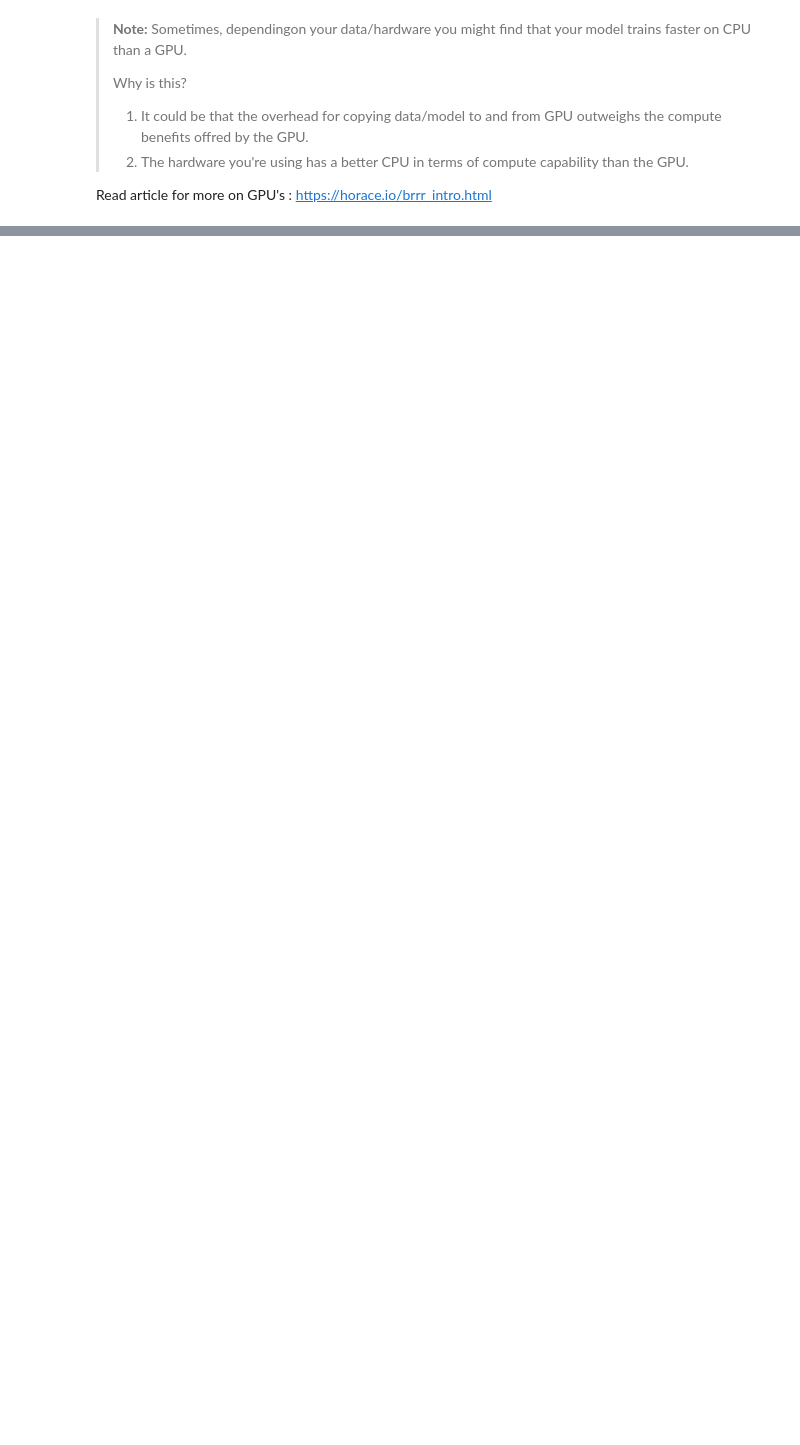
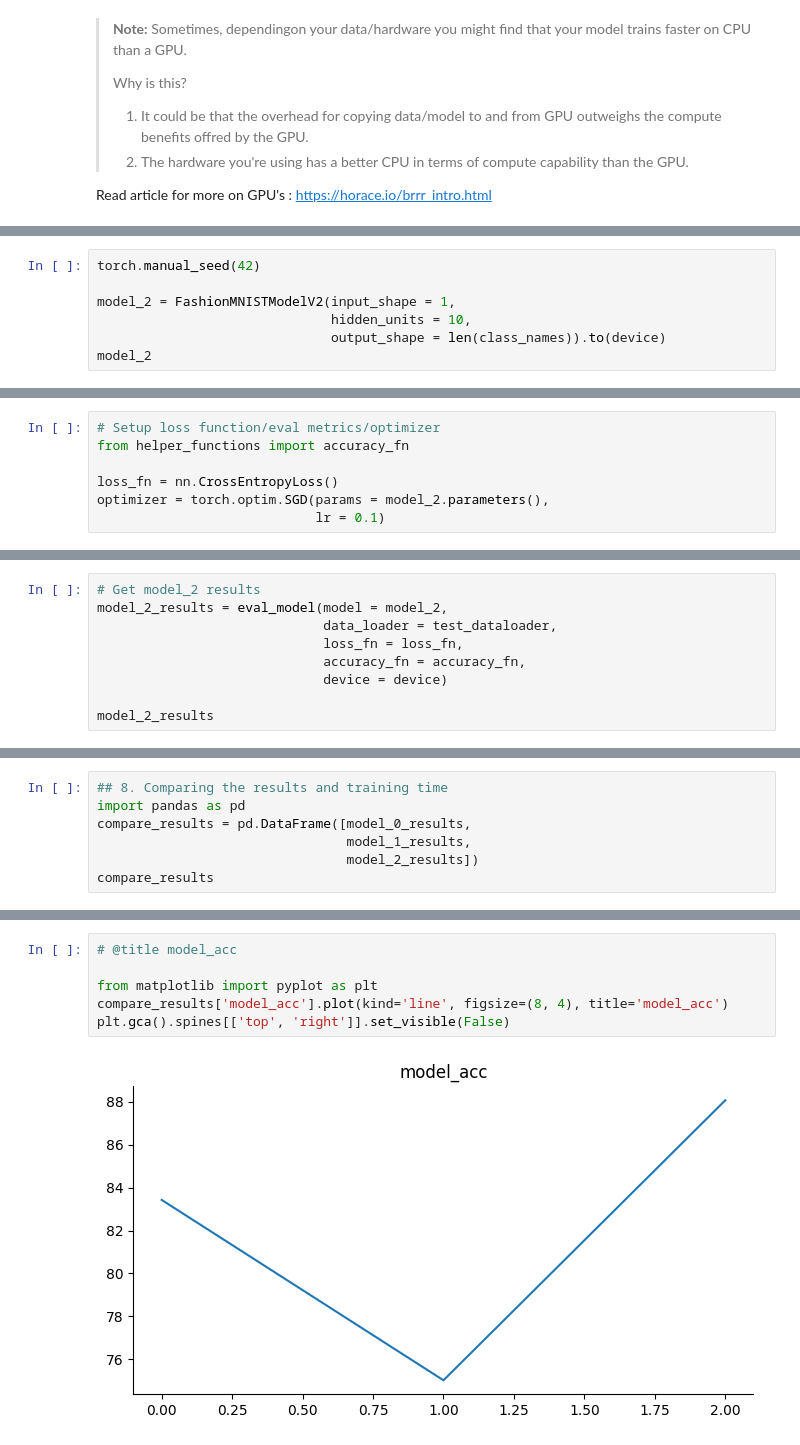
Before and after one commit to krutika-shimpi/MyRepository, a Jupyter notebook: DeepLearning/03_ZTM_PyTorch_ComputerVision.ipynb, the cells around one changed output, grey strips where cells are left out. Saved outputs shown, nothing was run; the diff lists cells and outputs as text; blank space fills up the shorter version.

```diff
--- a/DeepLearning/03_ZTM_PyTorch_ComputerVision.ipynb
+++ b/DeepLearning/03_ZTM_PyTorch_ComputerVision.ipynb
@@ -652,0 +885,7 @@ Read article for more on GPU's : https://horace.io/brrr_intro.html
+# %%
+torch.manual_seed(42)
+
+model_2 = FashionMNISTModelV2(input_shape = 1,
+                              hidden_units = 10,
+                              output_shape = len(class_names)).to(device)
+model_2
@@ -652,0 +935,7 @@ Read article for more on GPU's : https://horace.io/brrr_intro.html
+# %%
+# Setup loss function/eval metrics/optimizer
+from helper_functions import accuracy_fn
+
+loss_fn = nn.CrossEntropyLoss()
+optimizer = torch.optim.SGD(params = model_2.parameters(),
+                            lr = 0.1)
@@ -652,0 +1009,9 @@ Read article for more on GPU's : https://horace.io/brrr_intro.html
+# %%
+# Get model_2 results
+model_2_results = eval_model(model = model_2,
+                             data_loader = test_dataloader,
+                             loss_fn = loss_fn,
+                             accuracy_fn = accuracy_fn,
+                             device = device)
+
+model_2_results
@@ -652,0 +1022,7 @@ Read article for more on GPU's : https://horace.io/brrr_intro.html
+# %%
+## 8. Comparing the results and training time
+import pandas as pd
+compare_results = pd.DataFrame([model_0_results,
+                                model_1_results,
+                                model_2_results])
+compare_results
@@ -652,0 +1034,8 @@ Read article for more on GPU's : https://horace.io/brrr_intro.html
+# %%
+# @title model_acc
+
+from matplotlib import pyplot as plt
+compare_results['model_acc'].plot(kind='line', figsize=(8, 4), title='model_acc')
+plt.gca().spines[['top', 'right']].set_visible(False)
+# %% [output]
+[figure, added]
```
Also changed, not shown: parts of 51 cells of this notebook.
